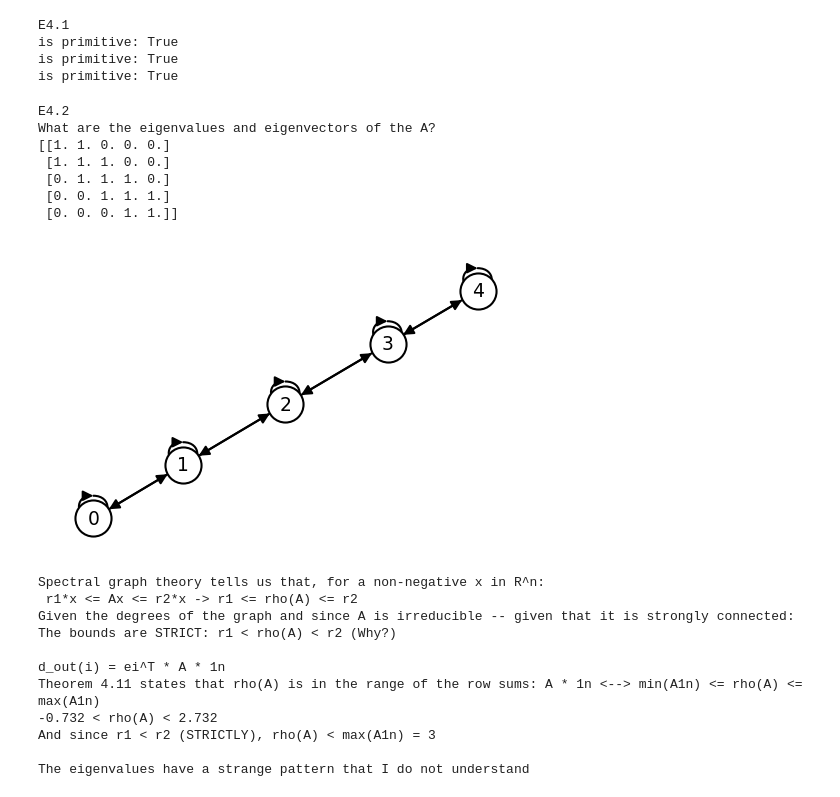
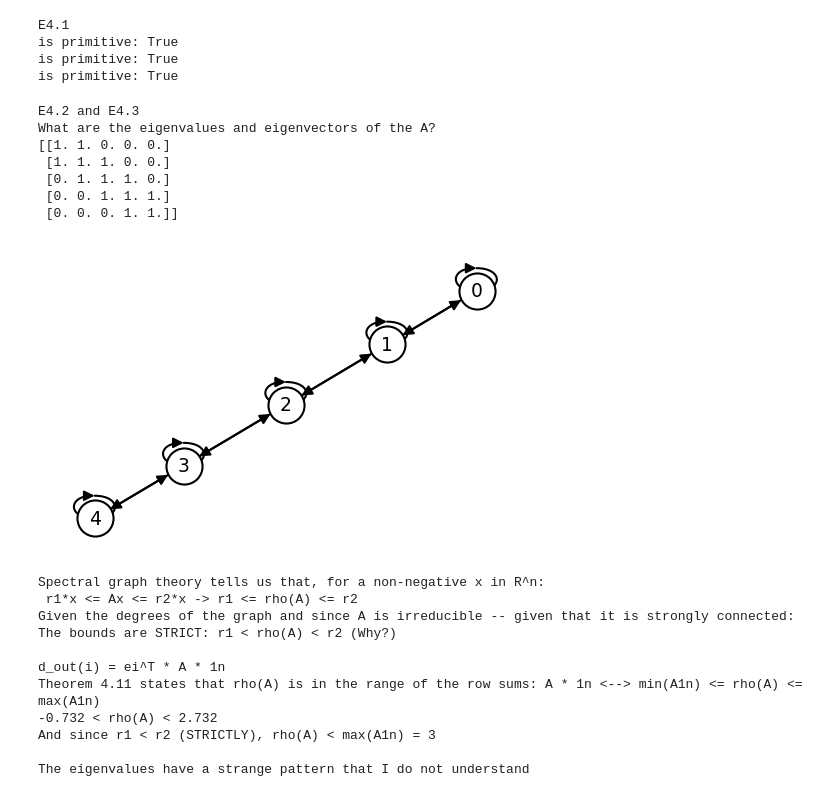
Before and after one commit to jakobgotberg/antagonism_in_hypernetworks, a Jupyter notebook: networkx_exp.ipynb, the cells around one changed output. Cells and saved outputs as stored; diff of their text form; code cells hidden in the pictures.

```diff
--- a/networkx_exp.ipynb
+++ b/networkx_exp.ipynb
@@ -1,20 +1,20 @@
 # %%
+import math, copy
+cp = copy.deepcopy
 import numpy as np
 %load_ext autoreload
 %autoreload 2
 import matrix_utils as mu
 import itertools as it
 import networkx as nx
+
+
+#import matplotlib
+#matplotlib.use("TKAgg")
 import matplotlib.pyplot as plt
+
 mp = np.linalg.matrix_power
-def draw_it(A, figsize=(10,8), digraph=True):
-    assert mu.square(A)
-    n = mu.n_(A)
-    G = nx.from_numpy_array(A, create_using=nx.DiGraph if digraph else nx.Graph)
-
-    pos = nx.spring_layout(G, k=0.3)
-
-    options = {
+options = {
     "font_size": 9,
     "node_size": 300,
     "node_color": "white",
@@ -23,12 +23,26 @@ def draw_it(A, figsize=(10,8), digraph=True):
     "width": 1,
     "with_labels": True,
     }
+def zero_matrix(n):
+    return np.array([[0] * n for _ in range(n)])
+def draw_it(A, figsize=(10,8), digraph=True, bipart=False, pos=None):
+    assert mu.square(A)
+    n = mu.n_(A)
+    G = nx.from_numpy_array(A, create_using=nx.DiGraph if digraph else nx.Graph)
+
+    if pos is None:
+        pos = nx.spring_layout(G, k=0.3) if not bipart else nx.bipartite_layout(G)
 
     #nx.draw_networkx(G, pos, **options)
     fig, ax = plt.subplots(figsize=figsize, dpi=150)
     nx.draw(G, pos, ax=ax, **options)
     plt.show()
 
+def draw(G):
+    pos = nx.spring_layout(G, k=0.3)
+    fig, ax = plt.subplots(figsize=figsize, dpi=150)
+    nx.draw(G, pos, ax=ax, **options)
+    plt.show()
 # Set margins for the axes so that nodes aren't clipped
     #ax = plt.gca()
     #ax.margins(0.20)
@@ -72,36 +86,31 @@ is primitive: True
 # %%
 print("E4.2 and E4.3")
 print("What are the eigenvalues and eigenvectors of the A?")
 figsize=(4,2.5)
 n = 5
-r = range(n)
-A = np.zeros((n,n))
-
-for ij in it.product(r,r):
-    i,j = ij
-    A[i][j] = 1 if i == j or i == j-1 or j == i-1 else 0
+A = mu.get_path_graph(n)
 print(A)
 draw_it(A, figsize=figsize)
 print("Spectral graph theory tells us that, for a non-negative x in R^n:\n r1*x <= Ax <= r2*x -> r1 <= rho(A) <= r2")
 print("Given the degrees of the graph and since A is irreducible -- given that it is strongly connected:")
 print("The bounds are STRICT: r1 < rho(A) < r2 (Why?)\n")
 
 print("d_out(i) = ei^T * A * 1n")
 print("Theorem 4.11 states that rho(A) is in the range of the row sums: A * 1n <--> min(A1n) <= rho(A) <= max(A1n)")
 e = sorted(linalg.eigvals(A))
 print(f"{e[0]:.3f} < rho(A) < {e[-1]:.3f}")
 print("And since r1 < r2 (STRICTLY), rho(A) < max(A1n) = 3")
 
 print("\nThe eigenvalues have a strange pattern that I do not understand")
 # %% [output]
-E4.2
+E4.2 and E4.3
 What are the eigenvalues and eigenvectors of the A?
 [[1. 1. 0. 0. 0.]
  [1. 1. 1. 0. 0.]
  [0. 1. 1. 1. 0.]
  [0. 0. 1. 1. 1.]
  [0. 0. 0. 1. 1.]]
-[figure, old version]
+[figure, new version]
 Spectral graph theory tells us that, for a non-negative x in R^n:
  r1*x <= Ax <= r2*x -> r1 <= rho(A) <= r2
 Given the degrees of the graph and since A is irreducible -- given that it is strongly connected:
```
Also changed, not shown: parts of 8 cells of this notebook, 2 other files.
